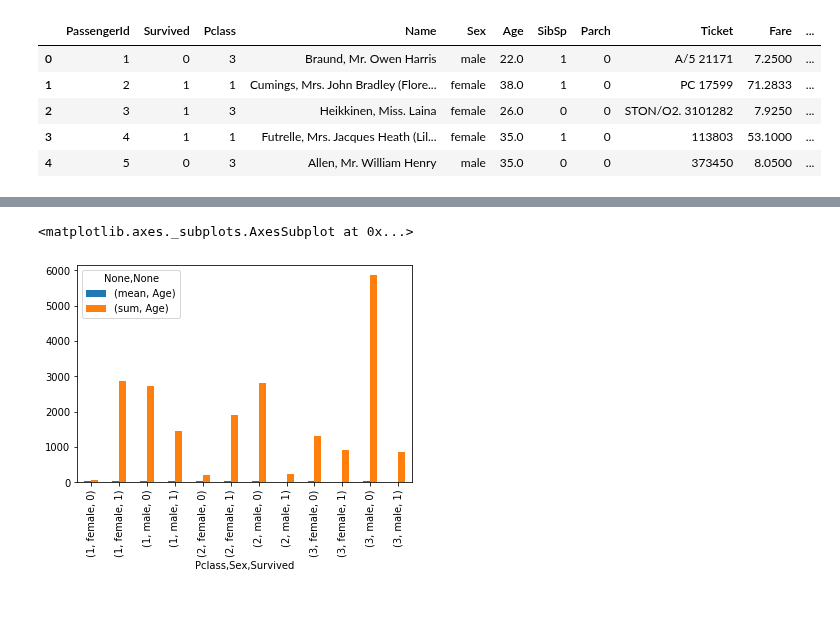
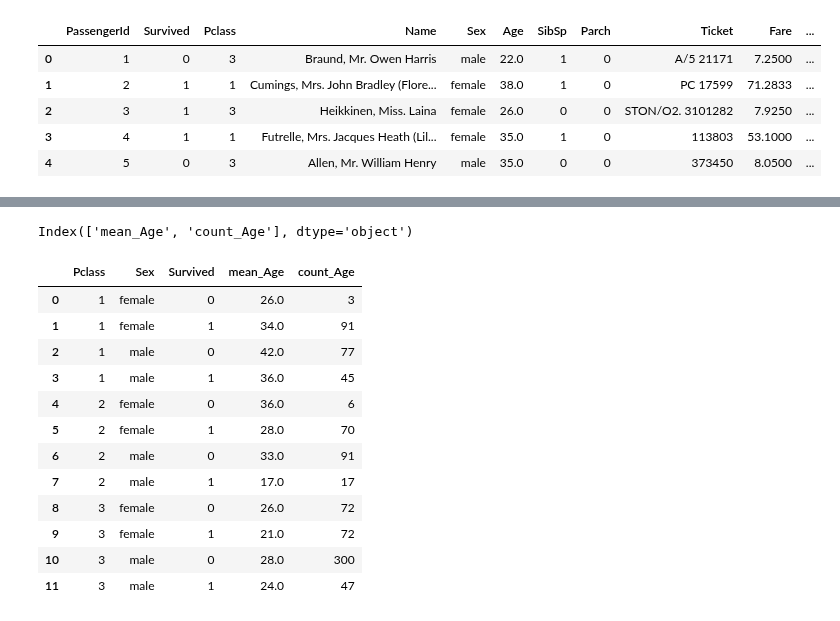
Before and after one commit to ironhack-labs/data-labs, a Jupyter notebook: module-2/visualizing-real-world-data-project/your-code/Project_Visualizing_Real_World_Data.ipynb, the cells around one changed output, grey strips where cells are left out. Drawn from its saved outputs; the diff is of its cells as text; code cells hidden in the pictures.

```diff
--- a/module-2/visualizing-real-world-data-project/your-code/Project_Visualizing_Real_World_Data.ipynb
+++ b/module-2/visualizing-real-world-data-project/your-code/Project_Visualizing_Real_World_Data.ipynb
@@ -302,5 +284,22 @@ age_by_pc_sex_sur..rename(columns={("mean","Age"): "Mean Age", "B": "c"})
-# %%
-age_by_pc_sex_sur.plot(kind = 'bar')
-# %% [output]
-<matplotlib.axes._subplots.AxesSubplot at 0x...>
-[figure, removed]
+# %%
+age_by_pc_sex_sur.columns = ['_'.join(col) for col in age_by_pc_sex_sur.columns]
+age_by_pc_sex_sur.columns
+# %% [output]
+Index(['mean_Age', 'count_Age'], dtype='object')
+# %%
+age_by_pc_sex_sur.reset_index(inplace = True)
+age_by_pc_sex_sur
+# %% [output]
+|  | Pclass | Sex | Survived | mean_Age | count_Age |
+| 0 | 1 | female | 0 | 26.0 | 3 |
+| 1 | 1 | female | 1 | 34.0 | 91 |
+| 2 | 1 | male | 0 | 42.0 | 77 |
+| 3 | 1 | male | 1 | 36.0 | 45 |
+| 4 | 2 | female | 0 | 36.0 | 6 |
+| 5 | 2 | female | 1 | 28.0 | 70 |
+| 6 | 2 | male | 0 | 33.0 | 91 |
+| 7 | 2 | male | 1 | 17.0 | 17 |
+| 8 | 3 | female | 0 | 26.0 | 72 |
+| 9 | 3 | female | 1 | 21.0 | 72 |
+| 10 | 3 | male | 0 | 28.0 | 300 |
+| 11 | 3 | male | 1 | 24.0 | 47 |
```
Also changed, not shown: parts of 3 cells of this notebook, 3 other files.
